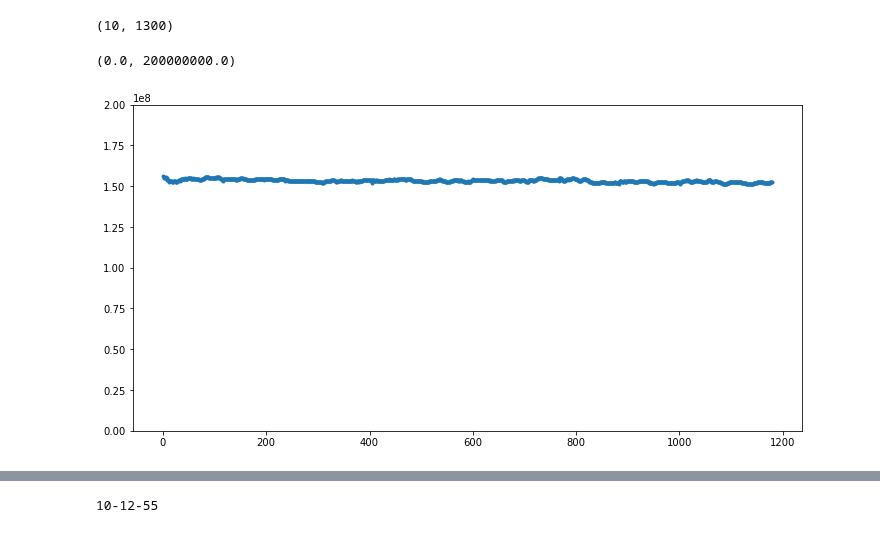
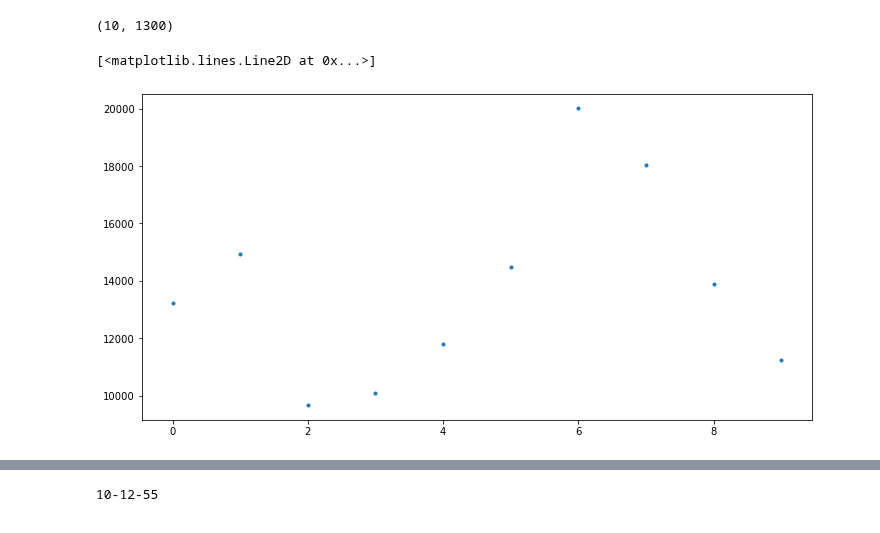
Before and after one commit to DawesLab/CCDimage, a Jupyter notebook: CCDimage.ipynb, the cells around one changed output, grey strips where cells are left out. Saved outputs shown, nothing was run; the diff lists cells and outputs as text; code cells hidden in the pictures.

```diff
--- a/CCDimage.ipynb
+++ b/CCDimage.ipynb
@@ -118,6 +37,3 @@ def sigOpen():
-# %%
-def sigClose():
-    shutter.write(str.encode("a\n"))
 # %%
 sigClose()
 # %%
@@ -128,7 +44,7 @@ sigOpen()
 # %%
 request_images(client,N=3)
 # %%
-background_shots = open_images()
+background_shots = open_images(client,poll)
 # %%
 plt.imshow(background_shots[:,:,0])
 # %% [output]
@@ -150,7 +66,7 @@ plt.plot(background[5,:,0])
 # %%
 request_images(client,N=5)
 # %%
-data = open_images()
+data = open_images(client,poll)
 # %%
 plt.plot(data[5,:,0])
 # %% [output]
@@ -195,8 +111,8 @@ Updated June 9, 2021 to remove first frame from every round (due to extra counts
 # %%
 #Interspersed vacuum and data runs:
 
-frames = 60 # frames to collect (this is sent to the ZMQ server)
-rounds = 20 # rounds of data (total shots is N*M)
+frames = 6 # frames to collect (this is sent to the ZMQ server)
+rounds = 2 # rounds of data (total shots is N*M)
 
 dataOut = np.zeros([1300,frames,rounds],dtype=complex)
 vacOut = np.zeros([1300,frames,rounds],dtype=complex)
@@ -208,7 +124,7 @@ for r in range(rounds): # take M rounds:
     sigClose()
     time.sleep(1)
     request_images(client,frames)
-    vac = open_images()
+    vac = open_images(client,poll)
     if frames != vac.shape[2]:
         print("Warning, frame shape mismatch")
     ydim = vac.shape[0]
@@ -230,7 +146,7 @@ for r in range(rounds): # take M rounds:
     time.sleep(1)
 
     request_images(client,frames)
-    data = open_images()
+    data = open_images(client,poll)
     if frames != vac.shape[2]:
         print("Warning, frame shape mismatch")
     ydim = data.shape[0]
@@ -248,7 +164,7 @@ for r in range(rounds): # take M rounds:
     VacCorrected[:,:,r] = dataOut[:,1:,r] - vacFFT.reshape(1300,1) # AMCD only use frames 1:end for data
 
 print("Finished data")
-saveRaw()
+saveRaw(VacCorrected,ncount)
 # %% [output]
 vacuum round: 1
 data round: 1
@@ -276,10 +181,10 @@ BGcorrected.shape
 # %%
 # This should be constant, no big drops or peaks. It is basically a measure of the LO power vs time.
 plt.plot(ncount.flatten('F'),".")
-plt.ylim([0,2e8])
+#plt.ylim([0,2e8])
 # %% [output]
-(0.0, 200000000.0)
+[<matplotlib.lines.Line2D at 0x...>]
-[figure, old version]
+[figure, new version]
 # %%
 # AMCD June 2021 fixed frames-1 in reshape
 # Look at structure in the VacCorrected array vs. time
```
Also changed, not shown: parts of 24 cells of this notebook, 2 other files.
